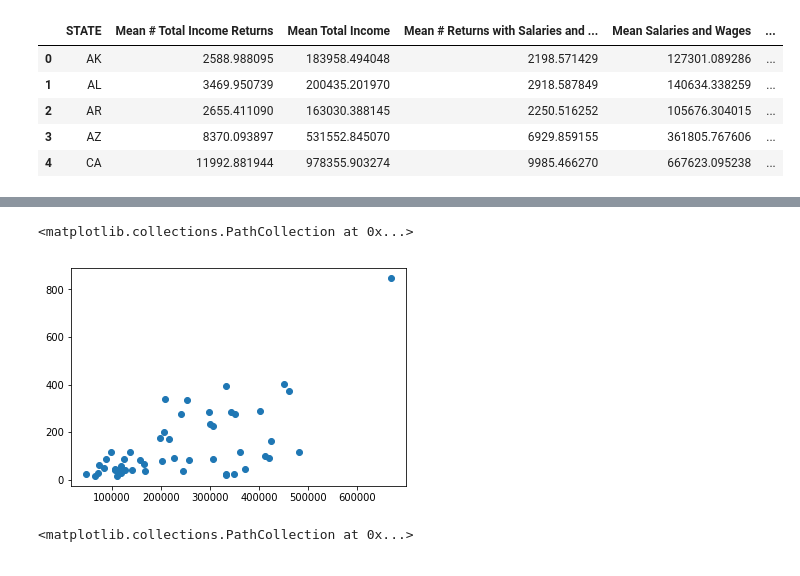
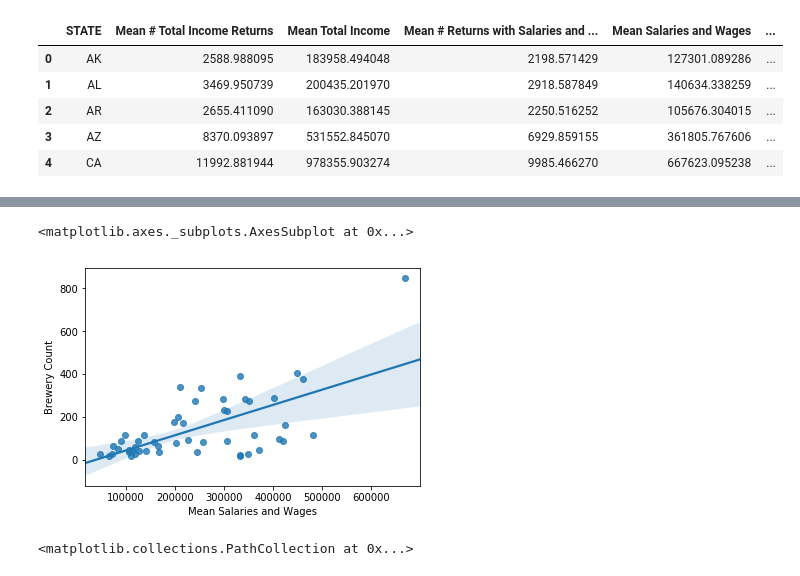
Before and after one commit to sjlapan/Economic_Predictors_of_Brewery_Success, a Jupyter notebook: Brewery_and_Tax_Data_by_State_EDA_LaPan.ipynb, the cells around one changed output, grey strips where cells are left out. Drawn from its saved outputs; the diff is of its cells as text; code cells hidden in the pictures.

Commit message:
Generated scatter plots with regression lines added to them. Still want to add confidence intervals without seaborn

```diff
--- a/Brewery_and_Tax_Data_by_State_EDA_LaPan.ipynb
+++ b/Brewery_and_Tax_Data_by_State_EDA_LaPan.ipynb
@@ -165,8 +253,8 @@ plt.scatter(state_summary_df["Mean Total Income"], state_summary_df["Brewery Cou
 # %%
-plt.scatter(state_summary_df["Mean Salaries and Wages"], state_summary_df["Brewery Count"])
+sns.regplot("Mean Salaries and Wages", "Brewery Count", data = state_summary_df,scatter = True, fit_reg = True,)
 # %% [output]
-<matplotlib.collections.PathCollection at 0x...>
+<matplotlib.axes._subplots.AxesSubplot at 0x...>
-[figure, old version]
+[figure, new version]
 # %%
 plt.scatter(state_summary_df["Mean # Returns with Salaries and Wages"], state_summary_df["Brewery Count"])
 # %% [output]
```
Also changed, not shown: parts of 22 cells of this notebook, 2 other files.
